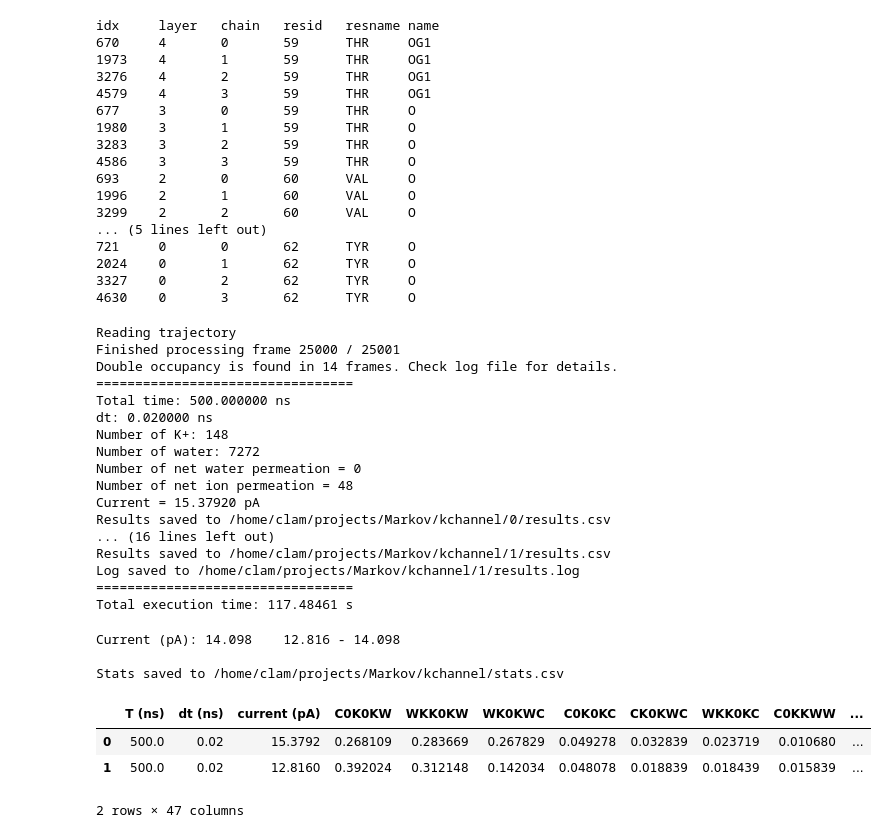
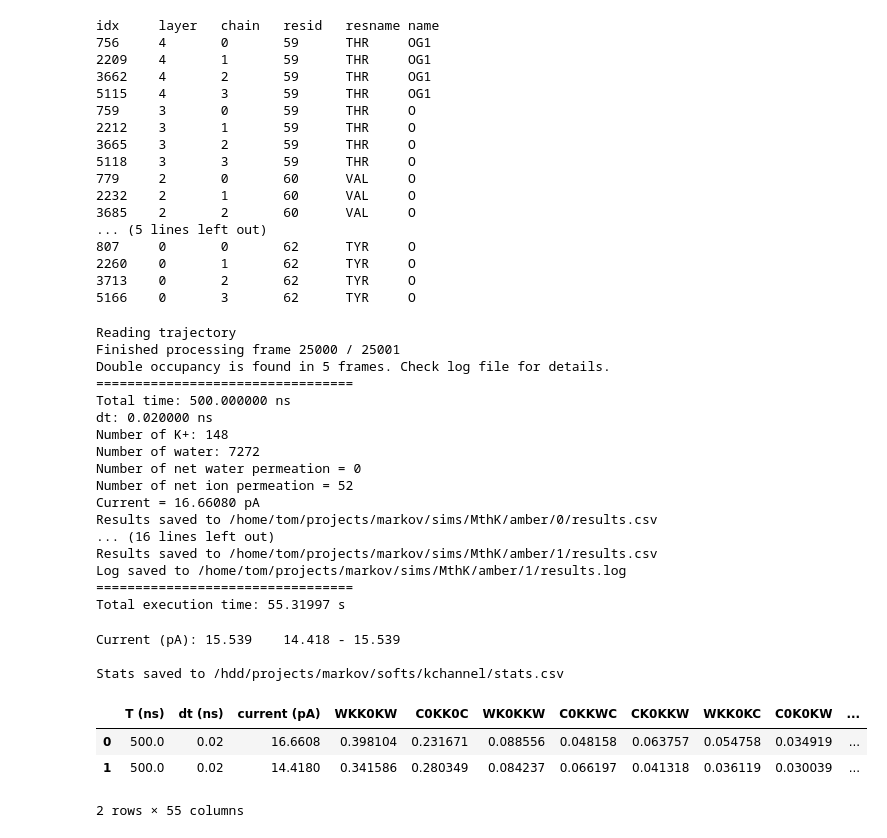
Before and after one commit to tomcklam/kchannel, a Jupyter notebook: example.ipynb, the cells around one changed output. Drawn from its saved outputs; the diff is of its cells as text; code cells hidden in the pictures.

```diff
--- a/example.ipynb
+++ b/example.ipynb
@@ -1,66 +1,66 @@
 # %%
 import kchannel
 # %%
-coor = "/home/clam/projects/Markov/kchannel/start.gro"
-trajs = ["/home/clam/projects/Markov/kchannel/0/traj.xtc",
-         "/home/clam/projects/Markov/kchannel/1/traj.xtc"]
+coor = "/home/tom/projects/markov/sims/MthK/amber/start.gro"
+trajs = ["/home/tom/projects/markov/sims/MthK/amber/0/wrap.xtc",
+         "/home/tom/projects/markov/sims/MthK/amber/1/wrap.xtc"]
 # %%
 _ = kchannel.detectSF(coor)
 # %% [output]
 idx     layer   chain   resid   resname name
-670     4       0       59      THR     OG1
-1973    4       1       59      THR     OG1
-3276    4       2       59      THR     OG1
-4579    4       3       59      THR     OG1
-677     3       0       59      THR     O
-1980    3       1       59      THR     O
-3283    3       2       59      THR     O
-4586    3       3       59      THR     O
-693     2       0       60      VAL     O
-1996    2       1       60      VAL     O
-3299    2       2       60      VAL     O
+756     4       0       59      THR     OG1
+2209    4       1       59      THR     OG1
+3662    4       2       59      THR     OG1
+5115    4       3       59      THR     OG1
+759     3       0       59      THR     O
+2212    3       1       59      THR     O
+3665    3       2       59      THR     O
+5118    3       3       59      THR     O
+779     2       0       60      VAL     O
+2232    2       1       60      VAL     O
+3685    2       2       60      VAL     O
 ... (5 lines left out)
-721     0       0       62      TYR     O
-2024    0       1       62      TYR     O
-3327    0       2       62      TYR     O
-4630    0       3       62      TYR     O
+807     0       0       62      TYR     O
+2260    0       1       62      TYR     O
+3713    0       2       62      TYR     O
+5166    0       3       62      TYR     O
 # %%
 for traj in trajs:
     _ = kchannel.run(coor, traj, CADistance=True, ignoreS0ScavJump=True)
 # %% [output]
 Reading trajectory
 Finished processing frame 25000 / 25001
-Double occupancy is found in 14 frames. Check log file for details.
+Double occupancy is found in 5 frames. Check log file for details.
 =================================
 Total time: 500.000000 ns
 dt: 0.020000 ns
 Number of K+: 148
 Number of water: 7272
 Number of net water permeation = 0
-Number of net ion permeation = 48
-Current = 15.37920 pA
-Results saved to /home/clam/projects/Markov/kchannel/0/results.csv
+Number of net ion permeation = 52
+Current = 16.66080 pA
+Results saved to /home/tom/projects/markov/sims/MthK/amber/0/results.csv
 ... (16 lines left out)
-Results saved to /home/clam/projects/Markov/kchannel/1/results.csv
-Log saved to /home/clam/projects/Markov/kchannel/1/results.log
+Results saved to /home/tom/projects/markov/sims/MthK/amber/1/results.csv
+Log saved to /home/tom/projects/markov/sims/MthK/amber/1/results.log
 =================================
-Total execution time: 117.48461 s
+Total execution time: 55.31997 s
 # %%
 # location of the directories containing the trajectories
-locations = ["/home/clam/projects/Markov/kchannel/0",
-             "/home/clam/projects/Markov/kchannel/1"
+locations = ["/home/tom/projects/markov/sims/MthK/amber/0",
+             "/home/tom/projects/markov/sims/MthK/amber/1"
             ]
 channel = kchannel.loadResults(locations)
-stats_df, states_df = kchannel.computeStats(channel, save='./stats.csv')
+stats_df, states_df = kchannel.computeStats(channel, save='stats.csv')
 stats_df
 # %% [output]
-Current (pA): 14.098    12.816 - 14.098
+Current (pA): 15.539    14.418 - 15.539
 
-Stats saved to /home/clam/projects/Markov/kchannel/stats.csv
+Stats saved to /hdd/projects/markov/softs/kchannel/stats.csv
-|  | T (ns) | dt (ns) | current (pA) | C0K0KW | WKK0KW | WK0KWC | C0K0KC | CK0KWC | WKK0KC | C0KKWW | ... |
-| 0 | 500.0 | 0.02 | 15.3792 | 0.268109 | 0.283669 | 0.267829 | 0.049278 | 0.032839 | 0.023719 | 0.010680 | ... |
-| 1 | 500.0 | 0.02 | 12.8160 | 0.392024 | 0.312148 | 0.142034 | 0.048078 | 0.018839 | 0.018439 | 0.015839 | ... |
+|  | T (ns) | dt (ns) | current (pA) | WKK0KW | C0KK0C | WK0KKW | C0KKWC | CK0KKW | WKK0KC | C0K0KW | ... |
+| 0 | 500.0 | 0.02 | 16.6608 | 0.398104 | 0.231671 | 0.088556 | 0.048158 | 0.063757 | 0.054758 | 0.034919 | ... |
+| 1 | 500.0 | 0.02 | 14.4180 | 0.341586 | 0.280349 | 0.084237 | 0.066197 | 0.041318 | 0.036119 | 0.030039 | ... |
-2 rows × 47 columns
+2 rows × 55 columns
 # %%
 channel.cycles_6_all, _ = kchannel.findCycles(channel.occupancy_6_all, channel.jumps_all, 'WKK0KW', n_bs_jump=4)
 cycleProbs_6, mainPath = kchannel.plotCycles(channel.cycles_6_all, state_threshold=.01,
```
Also changed, not shown: parts of 1 cell of this notebook, 3 other files.
